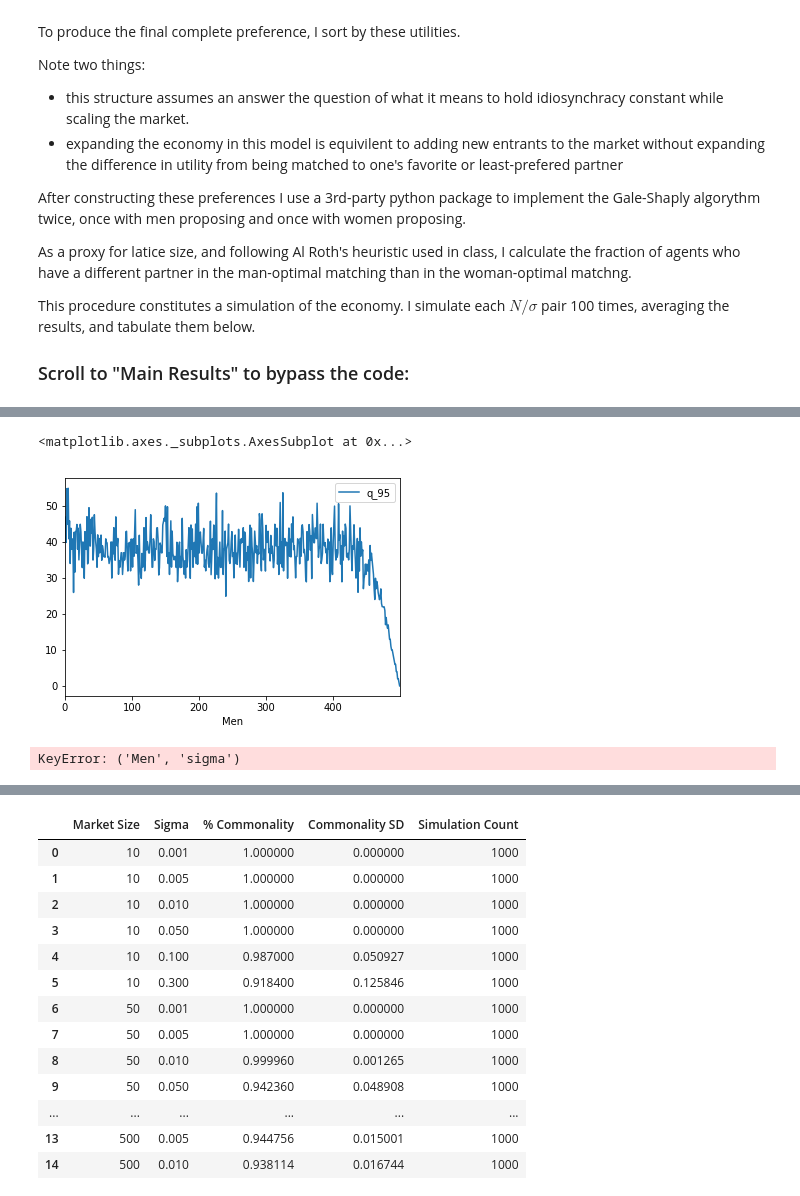
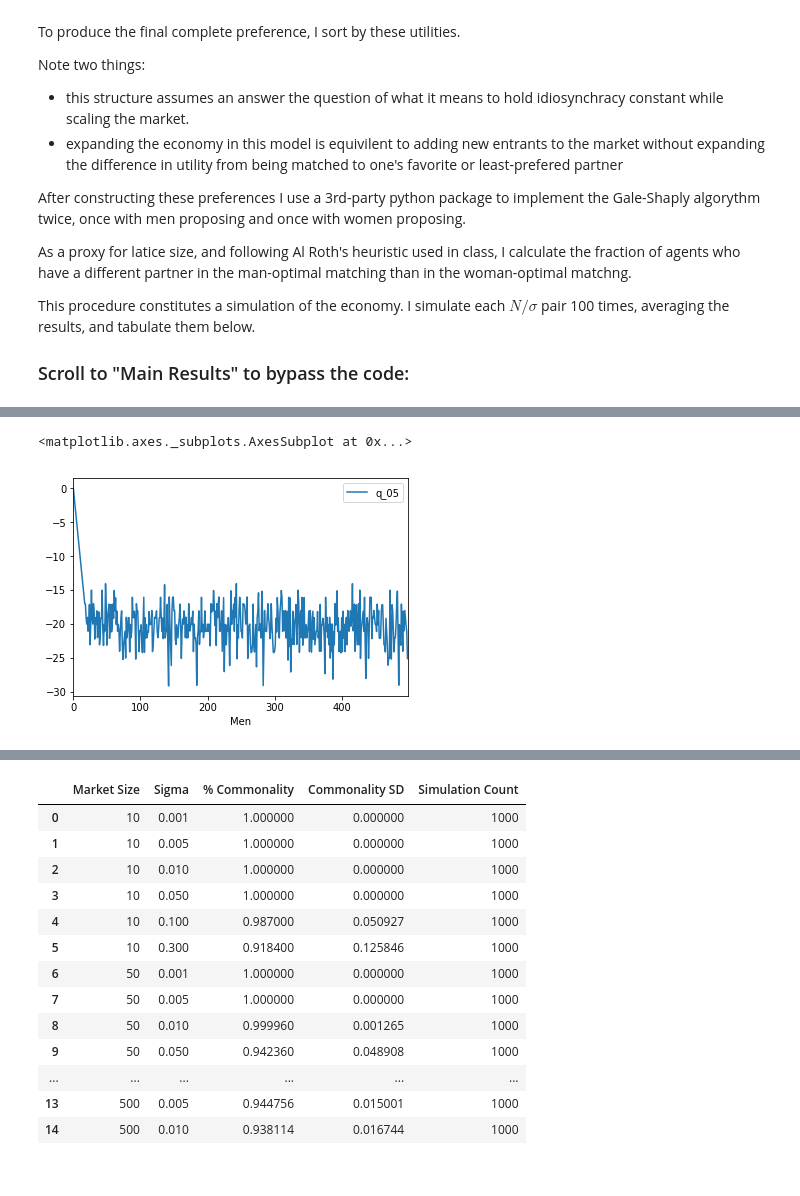
Before and after one commit to tgardnerh/MarketDesign, a Jupyter notebook: Short_Ranklist.ipynb, the cells around one changed output, grey strips where cells are left out. Drawn from its saved outputs; the diff is of its cells as text; code cells hidden in the pictures.

```diff
--- a/Short_Ranklist.ipynb
+++ b/Short_Ranklist.ipynb
@@ -197,26 +198,21 @@ results_df
+# %%
+res_num = results_df.apply(pd.to_numeric)
 # %%
-res_num = results_df.reset_index()
-res_num = res_num.apply(pd.to_numeric)
-deliverable['n']     = res_num['n']
-deliverable['sigma'] = res_num['sigma']
-deliverable['Men']   = res_num['Men']
+LRRW_df = res_num[[col for col in res_num.columns if col.startswith('LRRW')]]
+deliverable = pd.DataFrame()
+deliverable['mean'] = LRRW_df.mean(axis = 1)
+deliverable['q_05'] = LRRW_df.quantile(.05, axis = 1)
+deliverable['q_50'] = LRRW_df.quantile(.50, axis = 1)
+deliverable['q_95'] = LRRW_df.quantile(.95, axis = 1)
 
-deliverable['mean'] = res_num.mean(axis = 1)
-deliverable['q_05'] = res_num.quantile(.05, axis = 1)
-deliverable['q_50'] = res_num.quantile(.50, axis = 1)
-deliverable['q_95'] = res_num.quantile(.95, axis = 1)
+deliverable = deliverable.reset_index().apply(pd.to_numeric)
 
 deliverable['mean'] = deliverable['mean']-deliverable['Men']
 deliverable['q_05'] = deliverable['q_05']-deliverable['Men']
 deliverable['q_50'] = deliverable['q_50']-deliverable['Men']
 deliverable['q_95'] = deliverable['q_95']-deliverable['Men']
-
-
-deliverable[(deliverable['n'] == 500)&(deliverable['sigma'] == .1)].plot(x='Men' ,y= 'q_95')
-# %% [output]
-<matplotlib.axes._subplots.AxesSubplot at 0x...>
-[figure, removed]
-# %%
-res_num['Men','sigma']
-# %% [output]
-KeyError: ('Men', 'sigma')
+# %%
+deliverable[(deliverable['n'] == 500)&(deliverable['sigma'] == .05)].plot(x='Men' ,y= 'q_05')
+# %% [output]
+<matplotlib.axes._subplots.AxesSubplot at 0x...>
+[figure, added]
```
Also changed, not shown: parts of 3 cells of this notebook.
